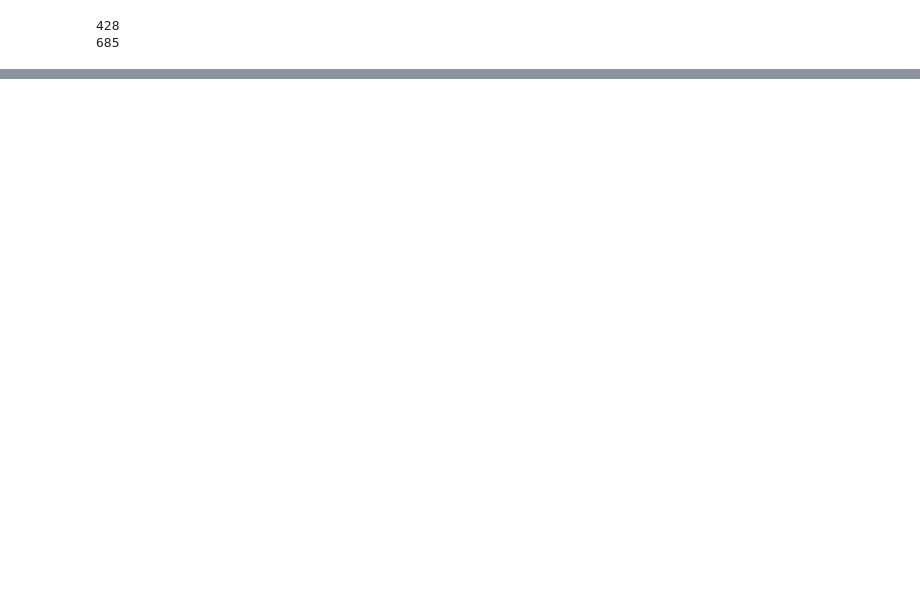
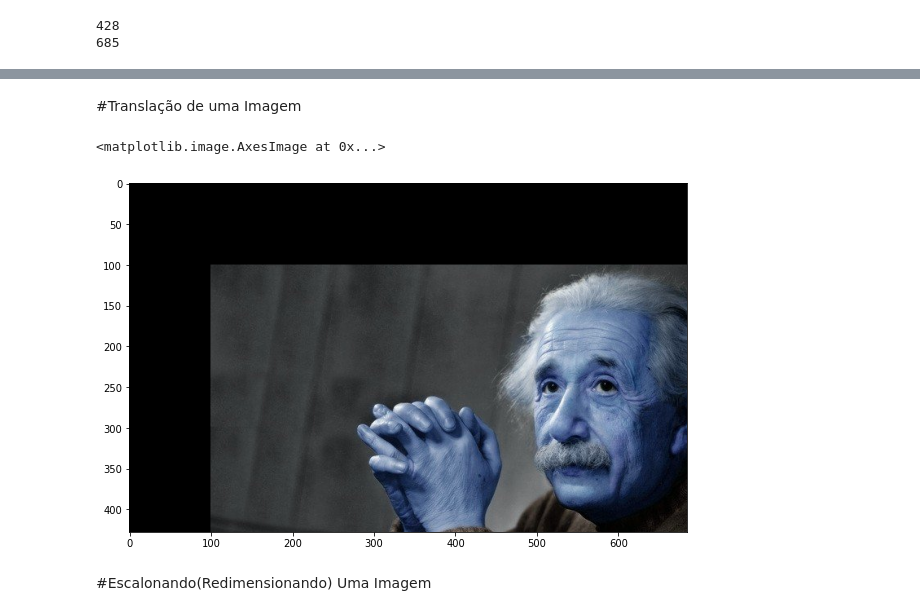
Before and after one commit to pepemesquita/Learning_AI, a Jupyter notebook: Começo_Visão_Computacional.ipynb, the cells around one changed output, grey strips where cells are left out. Drawn from its saved outputs; the diff is of its cells as text; code cells hidden in the pictures; blank space fills up the shorter version.

```diff
--- a/Começo_Visão_Computacional.ipynb
+++ b/Começo_Visão_Computacional.ipynb
@@ -112,0 +155,16 @@ plt.imshow(imagem_rotacionada, cmap = plt.cm.gray)
+# %% [markdown]
+#Translação de uma Imagem
+# %%
+matriz_translacao = np.float32([[1, 0, 100], [0, 1, 100]])
+
+imagem_deslocada = cv2.warpAffine(imagem,
+                                  matriz_translacao,
+                                  (colunas, linhas))
+
+fig = plt.figure(figsize = (10, 8))
+plt.imshow(imagem_deslocada, cmap = plt.cm.gray)
+# %% [output]
+<matplotlib.image.AxesImage at 0x...>
+[figure, added]
+# %% [markdown]
+#Escalonando(Redimensionando) Uma Imagem
```
Also changed, not shown: parts of 12 cells of this notebook.
